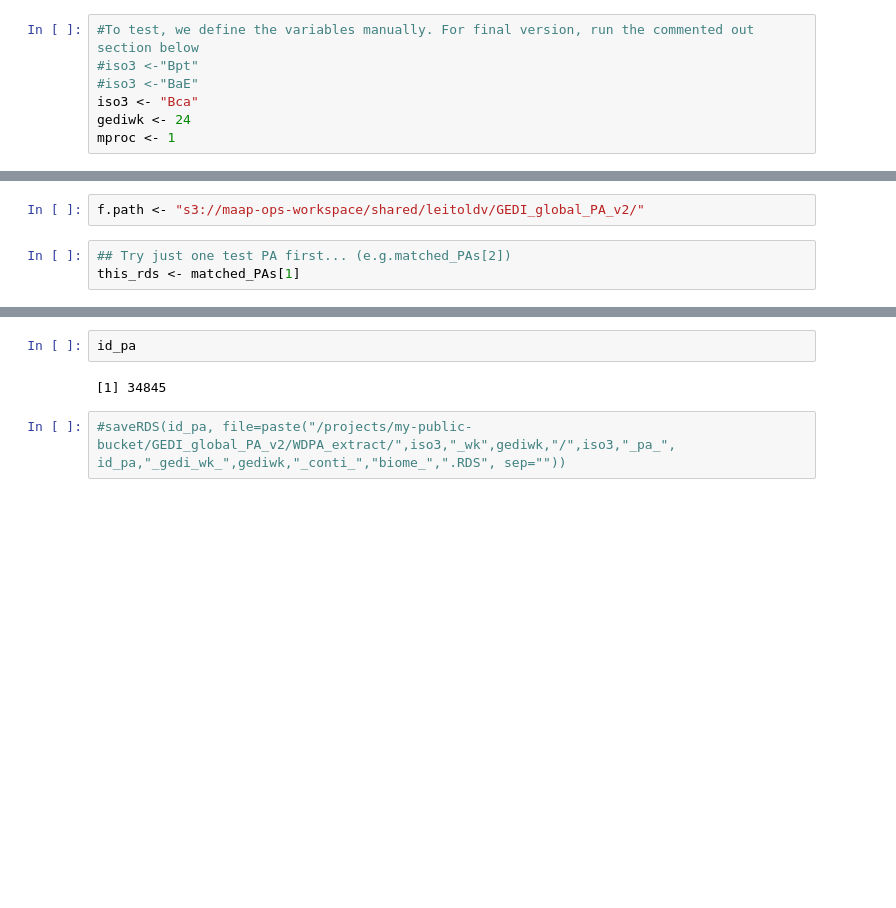
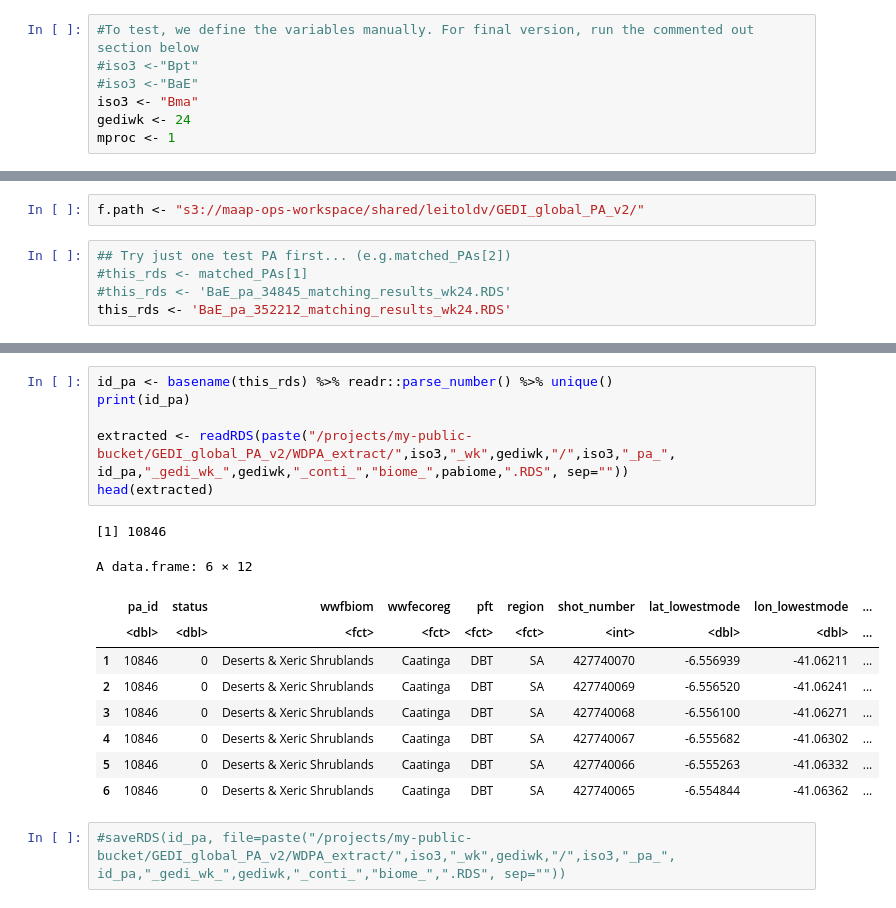
Before and after one commit to GEDI-PA/vl_GEDI-PA_2024, a Jupyter notebook: GEDI_global_PA_v2_script5_extract.ipynb, the cells around one changed output, grey strips where cells are left out. Drawn from its saved outputs; the diff is of its cells as text; blank space fills up the shorter version.

```diff
--- a/GEDI_global_PA_v2_script5_extract.ipynb
+++ b/GEDI_global_PA_v2_script5_extract.ipynb
@@ -60,7 +60,7 @@ Loading required package: parallel
 #To test, we define the variables manually. For final version, run the commented out section below
 #iso3 <-"Bpt"
 #iso3 <-"BaE"
-iso3 <- "Bca"
+iso3 <- "Bma"
 gediwk <- 24
 mproc <- 1
 # %%
@@ -249,4 +250,6 @@ Step 5: running extraction on all 53 of non-NA matched results in Bca
 f.path <- "s3://maap-ops-workspace/shared/leitoldv/GEDI_global_PA_v2/"
 # %%
 ## Try just one test PA first... (e.g.matched_PAs[2])
-this_rds <- matched_PAs[1]
+#this_rds <- matched_PAs[1]
+#this_rds <- 'BaE_pa_34845_matching_results_wk24.RDS'
+this_rds <- 'BaE_pa_352212_matching_results_wk24.RDS'
@@ -372,7 +318,20 @@ Reading in no.  3 GPKG file of  27 GEDI tiles for iso3 Bca
 # %%
-id_pa
+id_pa <- basename(this_rds) %>% readr::parse_number() %>% unique()
+print(id_pa)
+
+extracted <- readRDS(paste("/projects/my-public-bucket/GEDI_global_PA_v2/WDPA_extract/",iso3,"_wk",gediwk,"/",iso3,"_pa_", id_pa,"_gedi_wk_",gediwk,"_conti_","biome_",pabiome,".RDS", sep=""))
+head(extracted)
 # %% [output]
-[1] 34845
+[1] 10846
+A data.frame: 6 × 12
+|  | pa_id | status | wwfbiom | wwfecoreg | pft | region | shot_number | lat_lowestmode | lon_lowestmode | ... |
+|  | <dbl> | <dbl> | <fct> | <fct> | <fct> | <fct> | <int> | <dbl> | <dbl> | ... |
+| 1 | 10846 | 0 | Deserts & Xeric Shrublands | Caatinga | DBT | SA | 427740070 | -6.556939 | -41.06211 | ... |
+| 2 | 10846 | 0 | Deserts & Xeric Shrublands | Caatinga | DBT | SA | 427740069 | -6.556520 | -41.06241 | ... |
+| 3 | 10846 | 0 | Deserts & Xeric Shrublands | Caatinga | DBT | SA | 427740068 | -6.556100 | -41.06271 | ... |
+| 4 | 10846 | 0 | Deserts & Xeric Shrublands | Caatinga | DBT | SA | 427740067 | -6.555682 | -41.06302 | ... |
+| 5 | 10846 | 0 | Deserts & Xeric Shrublands | Caatinga | DBT | SA | 427740066 | -6.555263 | -41.06332 | ... |
+| 6 | 10846 | 0 | Deserts & Xeric Shrublands | Caatinga | DBT | SA | 427740065 | -6.554844 | -41.06362 | ... |
 # %%
 #saveRDS(id_pa, file=paste("/projects/my-public-bucket/GEDI_global_PA_v2/WDPA_extract/",iso3,"_wk",gediwk,"/",iso3,"_pa_", id_pa,"_gedi_wk_",gediwk,"_conti_","biome_",".RDS", sep=""))
 # %%
```
Also changed, not shown: parts of 10 cells of this notebook, 6 other files.
